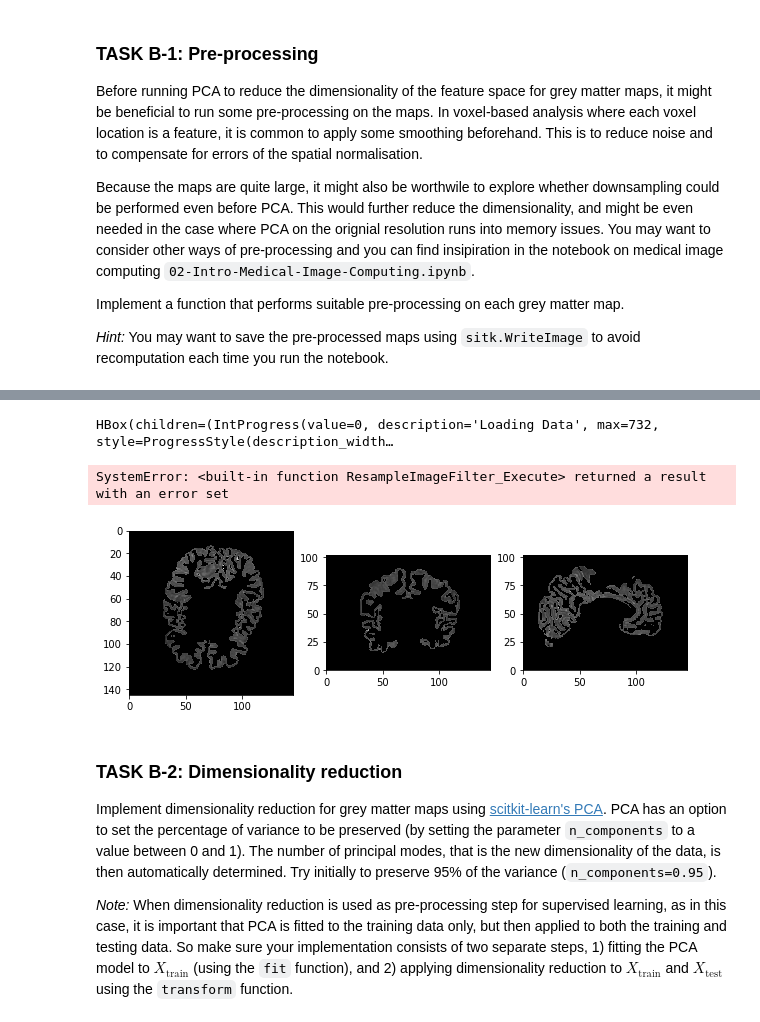
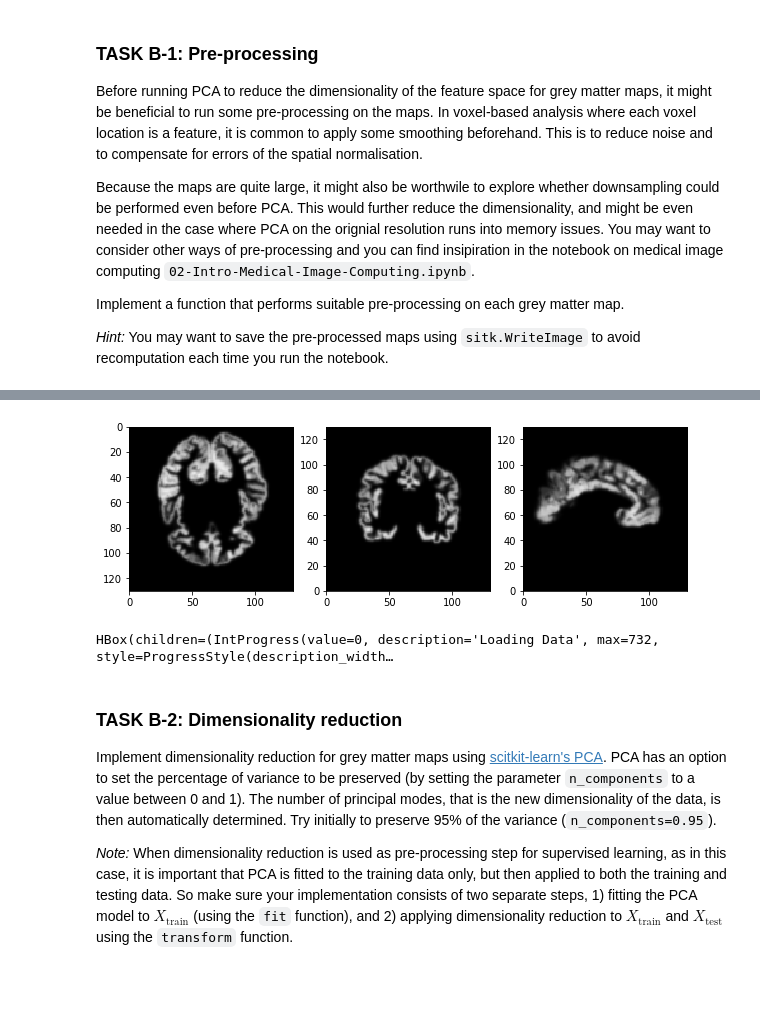
Before and after one commit to andwang1/BrainSurfaceTK, a Jupyter notebook: Group Project - Age Regression.ipynb, the cells around one changed output, grey strips where cells are left out. Cells and saved outputs as stored; diff of their text form; code cells hidden in the pictures; blank space fills up the shorter version.

```diff
--- a/Group Project - Age Regression.ipynb
+++ b/Group Project - Age Regression.ipynb
@@ -809,7 +809,7 @@ class PCADataset(Dataset):
             img = resample_image(img, img_spacing, img_size, is_label=False)
 
             if smooth in variances:
-                img = sitk.DiscreteGaussian(img, gaussian_smooth)
+                img = sitk.DiscreteGaussian(img, smooth)
 
             elif smooth == 'diffusion':
                 img = sitk.GradientAnisotropicDiffusion(img)
@@ -866,13 +875,11 @@ class PCADataset(Dataset):
+# %%
+display_image(data.get_sample(0))
+# %% [output]
+[figure, added]
 # %%
-data = PCADataset(gm_filenames, ages, [3, 3, 3], [60, 60, 60], 1)
+data = PCADataset(gm_filenames, ages, [1, 1, 1], [130 for i in range(3)], 1)
 # %% [output]
 HBox(children=(IntProgress(value=0, description='Loading Data', max=732, style=ProgressStyle(description_width…
-SystemError: <built-in function ResampleImageFilter_Execute> returned a result with an error set
-# %%
-sample_image = sitk.ReadImage(gm_filenames[1])
-display_image(sample_image)
-# %% [output]
-[figure, removed]
 # %% [markdown]
 ### TASK B-2: Dimensionality reduction
 
```
Also changed, not shown: parts of 3 cells of this notebook.
